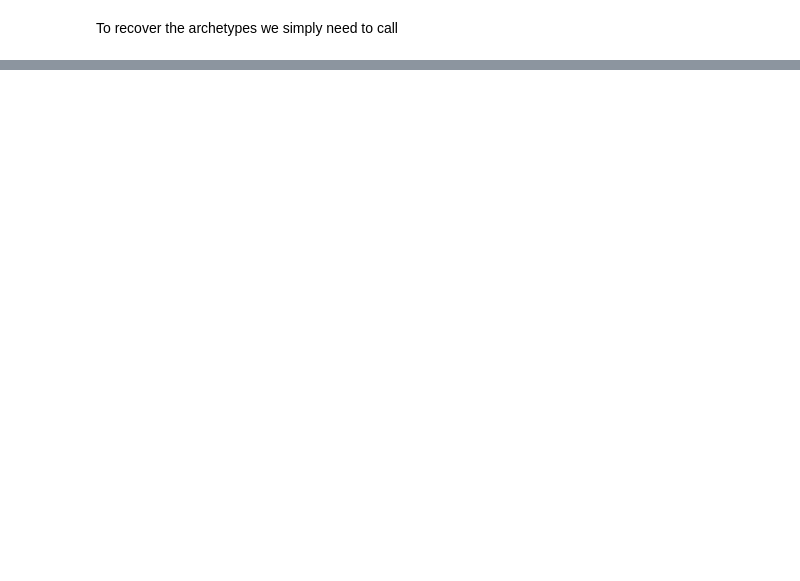
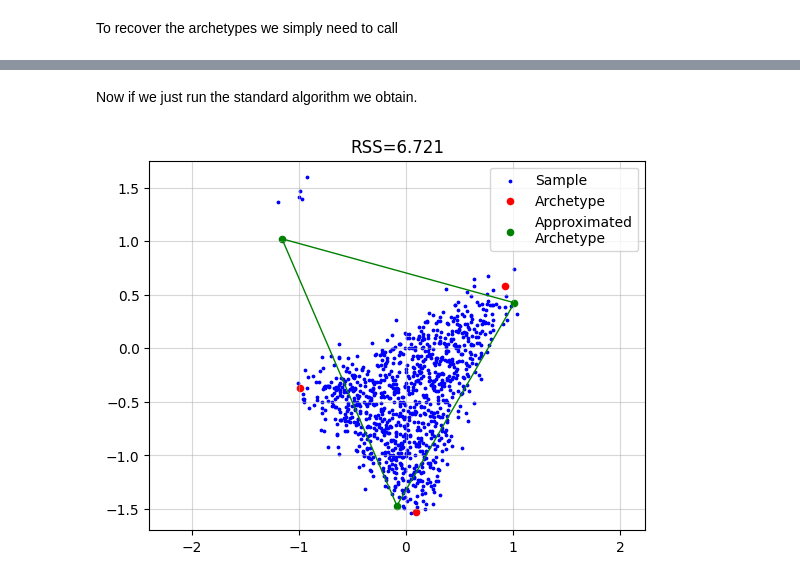
Before and after one commit to saezlab/ParTIpy, a Jupyter notebook: docs/notebooks/archetypal_analysis.ipynb, the cells around one changed output, grey strips where cells are left out. Saved outputs shown, nothing was run; the diff lists cells and outputs as text; code cells hidden in the pictures; blank space fills up the shorter version.

```diff
--- a/docs/notebooks/archetypal_analysis.ipynb
+++ b/docs/notebooks/archetypal_analysis.ipynb
@@ -62,0 +107,19 @@ plt.show()
+# %% [markdown]
+Now if we just run the standard algorithm we obtain.
+# %%
+AA_object = pt.AA(n_archetypes=3)
+AA_object.fit(X_wo)
+Z_hat = AA_object.Z
+
+plt.grid(alpha=0.5)
+plt.scatter(x=X_wo[:, 0], y=X_wo[:, 1], s=3, c="blue", label="Sample")
+plt.scatter(x=Z[:, 0], y=Z[:, 1], s=20, c="red", label="Archetype")
+plt.scatter(x=Z_hat[:, 0], y=Z_hat[:, 1], s=20, c="green", label="Approximated\nArchetype")
+Z_loop = np.vstack([Z_hat, Z_hat[0]])
+plt.plot(Z_loop[:, 0], Z_loop[:, 1], c="green", linestyle='-', linewidth=1)
+plt.title(f"RSS={AA_object.RSS:.3f}")
+plt.legend()
+plt.axis("equal")
+plt.show()
+# %% [output]
+[figure, added]
```
Also changed, not shown: parts of 20 cells of this notebook, 2 other files.
